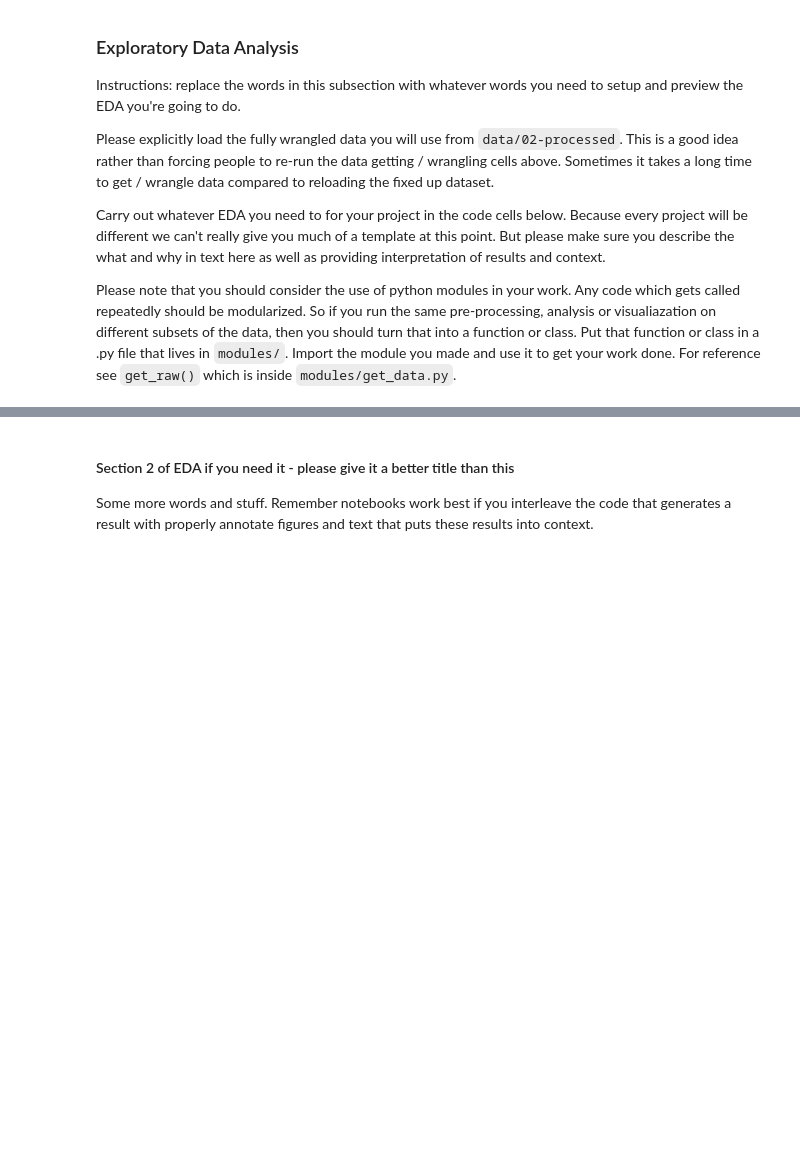
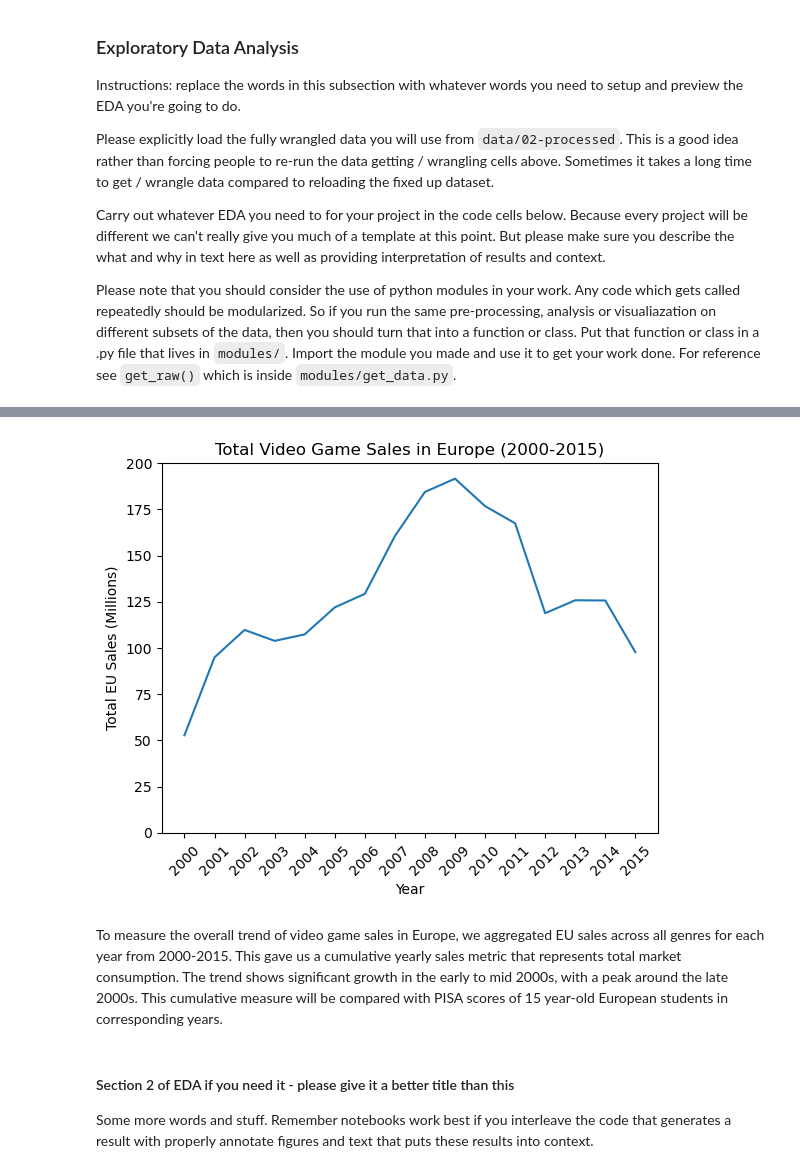
Before and after one commit to COGS108/Group037_WI26, a Jupyter notebook: 02-EDACheckpoint.ipynb, the cells around one changed output, grey strips where cells are left out. Saved outputs shown, nothing was run; the diff lists cells and outputs as text; code cells hidden in the pictures; blank space fills up the shorter version.

```diff
--- a/02-EDACheckpoint.ipynb
+++ b/02-EDACheckpoint.ipynb
@@ -361,0 +357,3 @@ Some more words and stuff.  Remember notebooks work best if you interleave the c
+# %%
+vg_sales = pd.read_csv("data/02-processed/clean_vg_sales.csv")
+vg_sales
@@ -361,0 +374,7 @@ Some more words and stuff.  Remember notebooks work best if you interleave the c
+# %%
+yearly_sales = (
+    vg_sales
+        .groupby("Year", as_index = False)["Zone Sales"]
+    .sum()
+)
+yearly_sales
@@ -362,3 +399,16 @@ Some more words and stuff.  Remember notebooks work best if you interleave the c
+# %%
+plt.figure()
+plt.plot(yearly_sales["Year"], yearly_sales["Zone Sales"])
+plt.xlabel("Year")
+plt.ylabel("Total EU Sales (Millions)")
+plt.title("Total Video Game Sales in Europe (2000-2015)")
+plt.xticks(yearly_sales["Year"], rotation = 45)
+plt.ylim(0,200)
+plt.show()
+# %% [output]
+[figure, added]
+# %% [markdown]
+To measure the overall trend of video game sales in Europe, we aggregated EU sales across all genres for each year from 2000-2015. This gave us a cumulative yearly sales metric that represents total market consumption. The trend shows significant growth in the early to mid 2000s, with a peak around the late 2000s. This cumulative measure will be compared with PISA scores of 15 year-old European students in corresponding years.
 # %% [markdown]
 #### Section 2 of EDA if you need it  - please give it a better title than this
 
```
Also changed, not shown: parts of 5 cells of this notebook.
